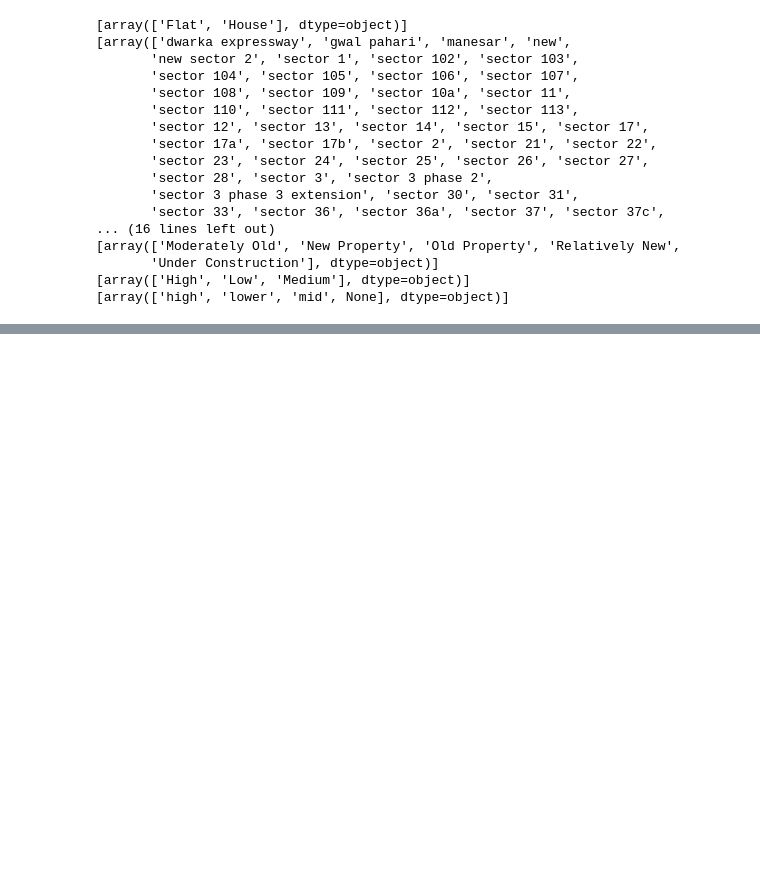
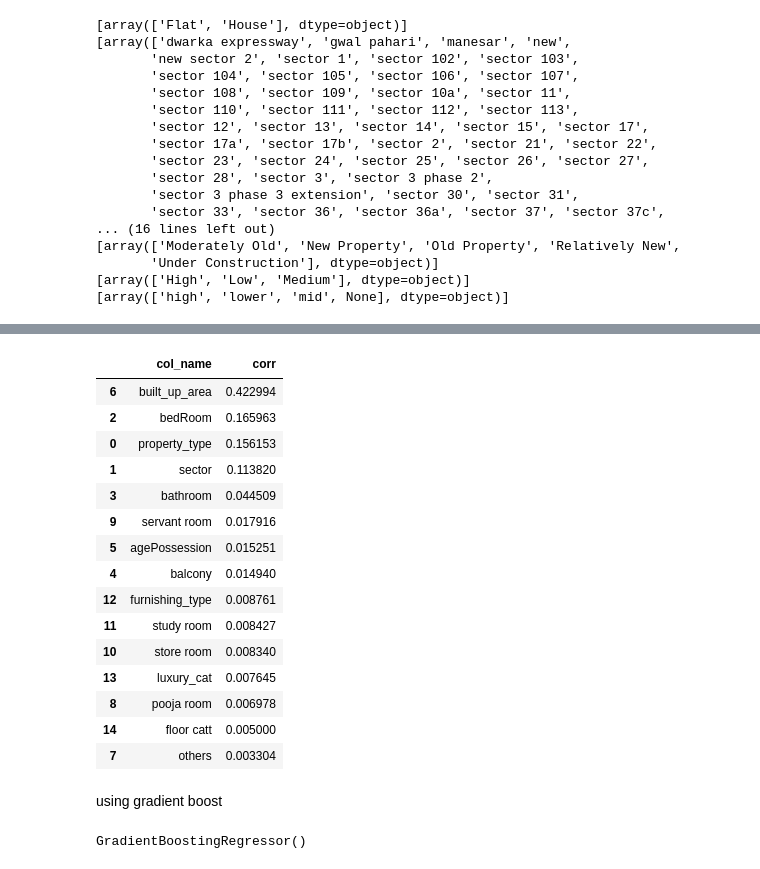
Before and after one commit to karansingh-chauhan/Real-Estate-Analysis, a Jupyter notebook: feature selection/feature_selection.ipynb, the cells around one changed output, grey strips where cells are left out. Cells and saved outputs as stored; diff of their text form; code cells hidden in the pictures; blank space fills up the shorter version.

```diff
--- a/feature selection/feature_selection.ipynb
+++ b/feature selection/feature_selection.ipynb
@@ -131,0 +168,31 @@ y_label = data_label_encoded['price']
+# %%
+fi_rf=pd.DataFrame({
+    "col_name":X_label.columns,
+    "corr":model.feature_importances_
+}).sort_values("corr",ascending=False)
+fi_rf
+# %% [output]
+|  | col_name | corr |
+| 6 | built_up_area | 0.422994 |
+| 2 | bedRoom | 0.165963 |
+| 0 | property_type | 0.156153 |
+| 1 | sector | 0.113820 |
+| 3 | bathroom | 0.044509 |
+| 9 | servant room | 0.017916 |
+| 5 | agePossession | 0.015251 |
+| 4 | balcony | 0.014940 |
+| 12 | furnishing_type | 0.008761 |
+| 11 | study room | 0.008427 |
+| 10 | store room | 0.008340 |
+| 13 | luxury_cat | 0.007645 |
+| 8 | pooja room | 0.006978 |
+| 14 | floor catt | 0.005000 |
+| 7 | others | 0.003304 |
+# %% [markdown]
+using gradient boost
+# %%
+from sklearn.ensemble import GradientBoostingRegressor
+model2=GradientBoostingRegressor()
+model2.fit(X_label,y_label)
+# %% [output]
+GradientBoostingRegressor()
```
Also changed, not shown: parts of 22 cells of this notebook.
